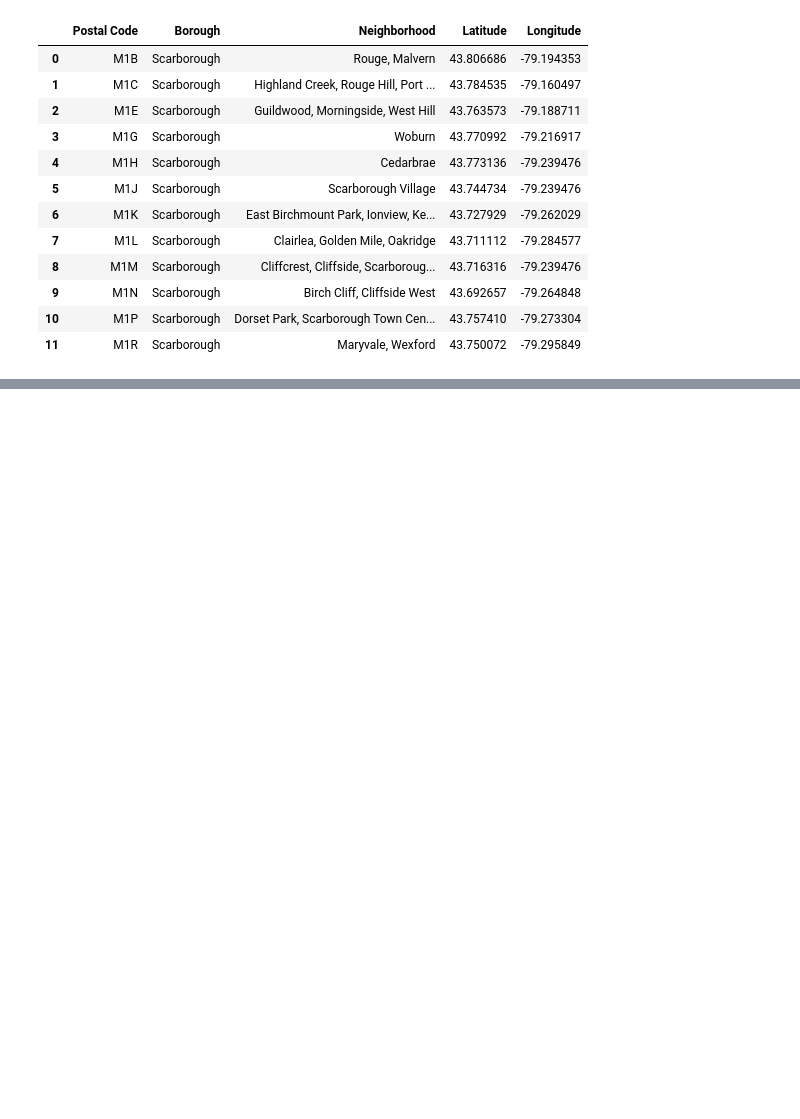
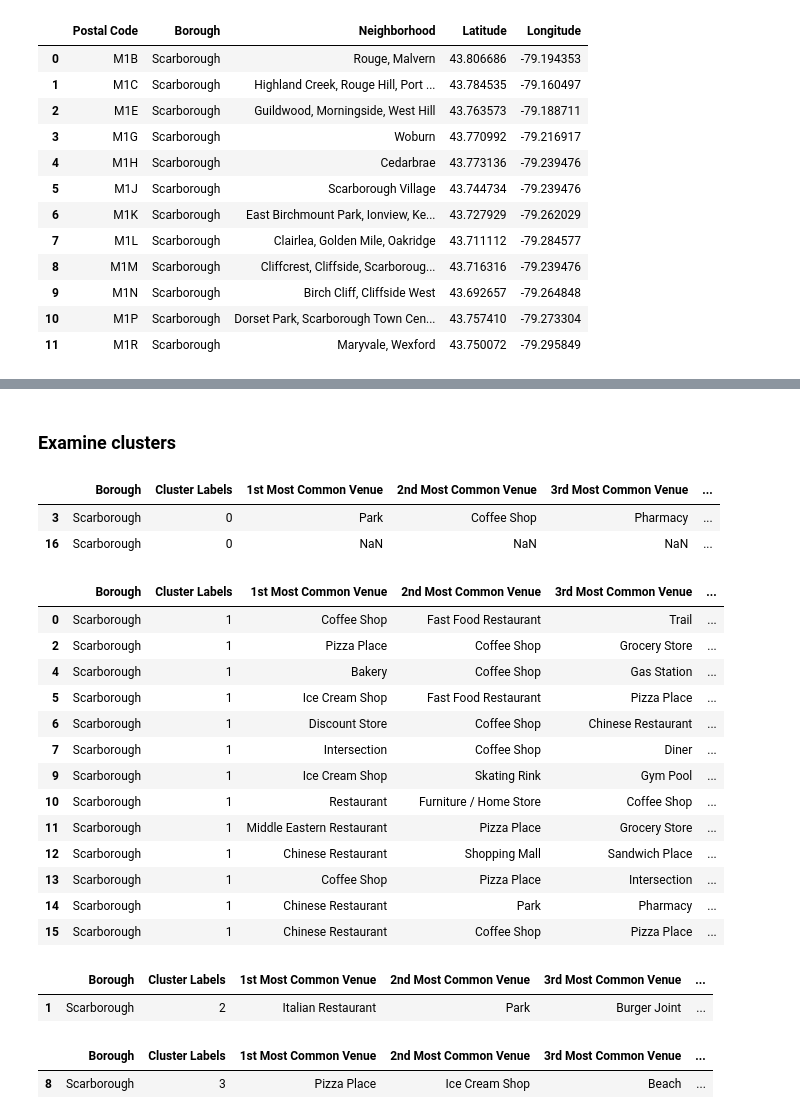
Before and after one commit to karlyrezac/Coursera_Capstone, a Jupyter notebook: Segmenting and Clustering Neighborhoods in Toronto.ipynb, the cells around one changed output, grey strips where cells are left out. Cells and saved outputs as stored; diff of their text form; code cells hidden in the pictures; blank space fills up the shorter version.

```diff
--- a/Segmenting and Clustering Neighborhoods in Toronto.ipynb
+++ b/Segmenting and Clustering Neighborhoods in Toronto.ipynb
@@ -127,0 +600,8 @@ coord_df.head(12)
+# %%
+# sort venues in descending order
+
+def return_most_common_venues(row, num_top_venues):
+    row_categories = row.iloc[1:]
+    row_categories_sorted = row_categories.sort_values(ascending=False)
+
+    return row_categories_sorted.index.values[0:num_top_venues]
@@ -127,0 +640,13 @@ coord_df.head(12)
+# %%
+# Run k-means to cluster the neighborhood into 4 clusters.
+
+# set number of clusters
+kclusters = 4
+
+scar_grouped_clustering = scar_grouped.drop('Neighborhood', 1)
+
+# run k-means clustering
+kmeans = KMeans(n_clusters=kclusters, random_state=0).fit(scar_grouped_clustering)
+
+# check cluster labels generated for each row in the dataframe
+kmeans.labels_[0:20]
@@ -127,0 +655,12 @@ coord_df.head(12)
+# %%
+# create a new dataframe that includes the cluster as well as the top 10 venues for each neighborhood.
+
+# add clustering labels
+neighborhoods_venues_sorted.insert(0, 'Cluster Labels', kmeans.labels_)
+
+scar_merged = scar_data
+
+# merge to add latitude/longitude for each neighborhood
+scar_merged = scar_merged.join(neighborhoods_venues_sorted.set_index('Neighborhood'), on='Neighborhood')
+
+scar_merged.head() # check the last columns!
@@ -127,0 +676,3 @@ coord_df.head(12)
+# %%
+scar_merged.dropna()
+scar_merged['Cluster Labels'] = scar_merged['Cluster Labels'].fillna(0).astype(int)
@@ -127,0 +705,39 @@ coord_df.head(12)
+# %% [markdown]
+### Examine clusters
+# %%
+# cluster 1
+scar_merged.loc[scar_merged['Cluster Labels'] == 0, scar_merged.columns[[1] + list(range(5, scar_merged.shape[1]))]]
+# %% [output]
+|  | Borough | Cluster Labels | 1st Most Common Venue | 2nd Most Common Venue | 3rd Most Common Venue | ... |
+| 3 | Scarborough | 0 | Park | Coffee Shop | Pharmacy | ... |
+| 16 | Scarborough | 0 | NaN | NaN | NaN | ... |
+# %%
+# cluster 2
+scar_merged.loc[scar_merged['Cluster Labels'] == 1, scar_merged.columns[[1] + list(range(5, scar_merged.shape[1]))]]
+# %% [output]
+|  | Borough | Cluster Labels | 1st Most Common Venue | 2nd Most Common Venue | 3rd Most Common Venue | ... |
+| 0 | Scarborough | 1 | Coffee Shop | Fast Food Restaurant | Trail | ... |
+| 2 | Scarborough | 1 | Pizza Place | Coffee Shop | Grocery Store | ... |
+| 4 | Scarborough | 1 | Bakery | Coffee Shop | Gas Station | ... |
+| 5 | Scarborough | 1 | Ice Cream Shop | Fast Food Restaurant | Pizza Place | ... |
+| 6 | Scarborough | 1 | Discount Store | Coffee Shop | Chinese Restaurant | ... |
+| 7 | Scarborough | 1 | Intersection | Coffee Shop | Diner | ... |
+| 9 | Scarborough | 1 | Ice Cream Shop | Skating Rink | Gym Pool | ... |
+| 10 | Scarborough | 1 | Restaurant | Furniture / Home Store | Coffee Shop | ... |
+| 11 | Scarborough | 1 | Middle Eastern Restaurant | Pizza Place | Grocery Store | ... |
+| 12 | Scarborough | 1 | Chinese Restaurant | Shopping Mall | Sandwich Place | ... |
+| 13 | Scarborough | 1 | Coffee Shop | Pizza Place | Intersection | ... |
+| 14 | Scarborough | 1 | Chinese Restaurant | Park | Pharmacy | ... |
+| 15 | Scarborough | 1 | Chinese Restaurant | Coffee Shop | Pizza Place | ... |
+# %%
+# cluster 3
+scar_merged.loc[scar_merged['Cluster Labels'] == 2, scar_merged.columns[[1] + list(range(5, scar_merged.shape[1]))]]
+# %% [output]
+|  | Borough | Cluster Labels | 1st Most Common Venue | 2nd Most Common Venue | 3rd Most Common Venue | ... |
+| 1 | Scarborough | 2 | Italian Restaurant | Park | Burger Joint | ... |
+# %%
+# cluster 4
+scar_merged.loc[scar_merged['Cluster Labels'] == 3, scar_merged.columns[[1] + list(range(5, scar_merged.shape[1]))]]
+# %% [output]
+|  | Borough | Cluster Labels | 1st Most Common Venue | 2nd Most Common Venue | 3rd Most Common Venue | ... |
+| 8 | Scarborough | 3 | Pizza Place | Ice Cream Shop | Beach | ... |
```
Also changed, not shown: parts of 48 cells of this notebook.
